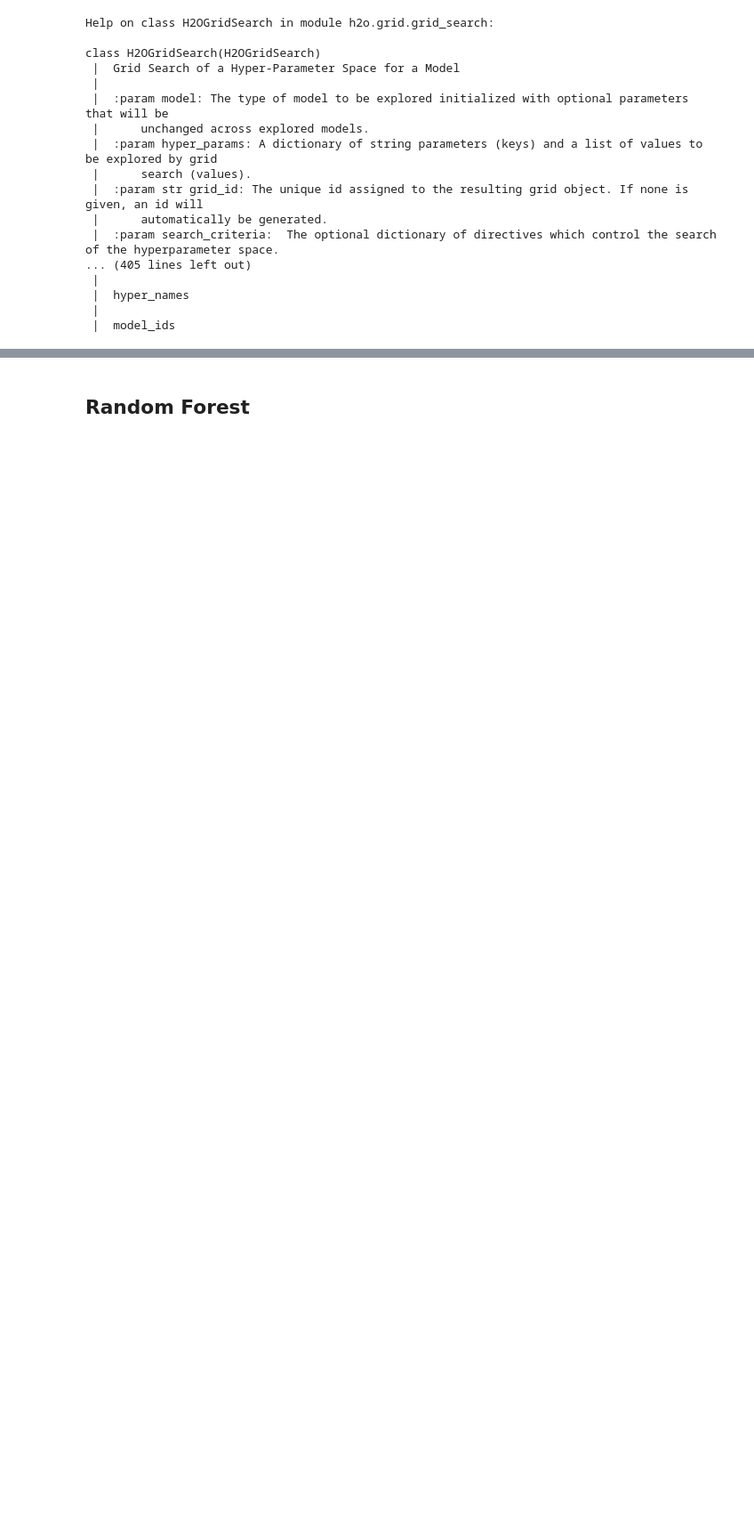
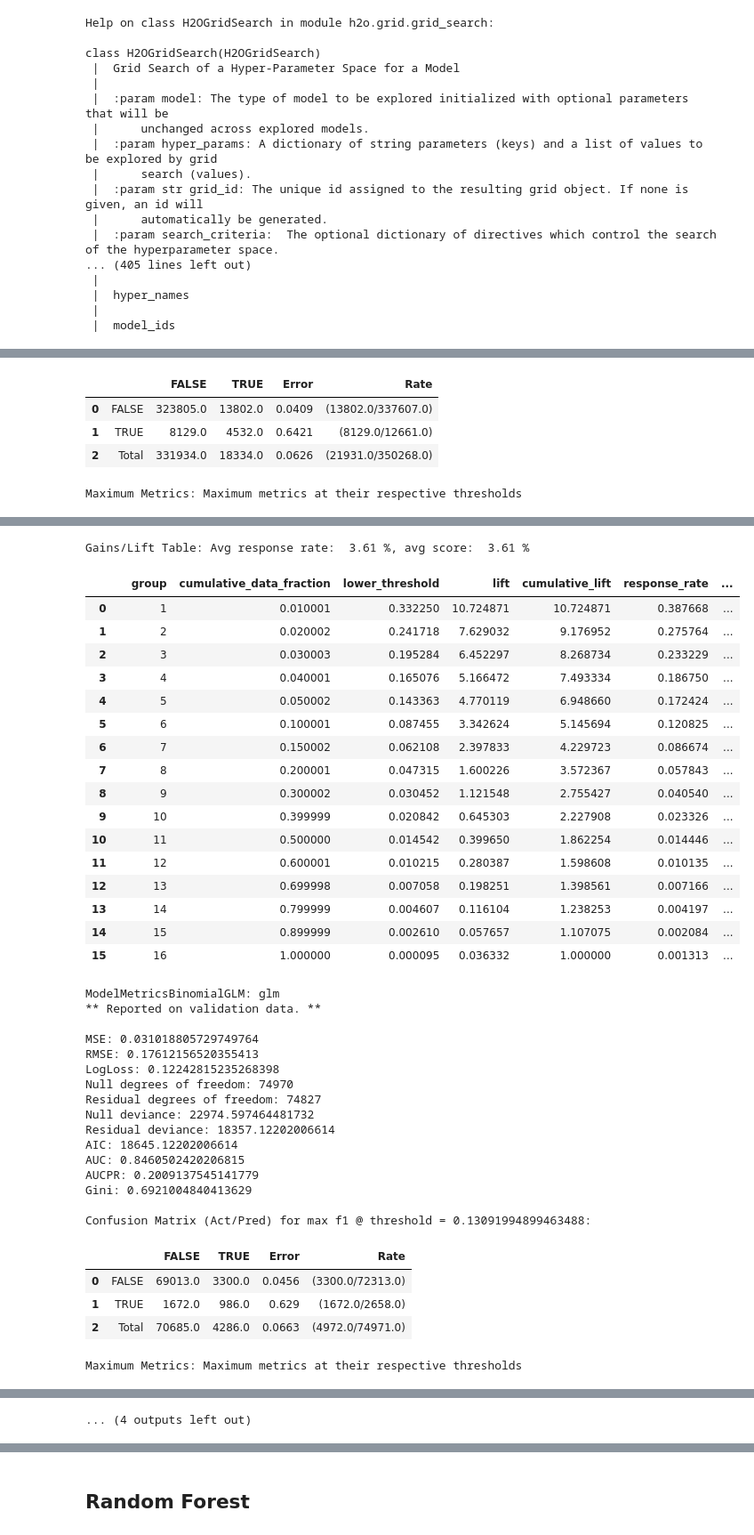
Before and after one commit to sjster/RVA, a Jupyter notebook: Hyperparam.ipynb, the cells around one changed output, grey strips where cells are left out. Shown at 89% size. Cells and saved outputs as stored; diff of their text form; code cells hidden in the pictures; blank space fills up the shorter version.

```diff
--- a/Hyperparam.ipynb
+++ b/Hyperparam.ipynb
@@ -164,2 +160,3 @@ glm_grid.get_grid(sort_by='auc',decreasing=True)
 # %%
-glm_grid.models[0:1]
+glm_grid.models[0]
+# %% [output]
@@ -165,0 +188,5 @@ glm_grid.models[0:1]
+|  |  | FALSE | TRUE | Error | Rate |
+| 0 | FALSE | 323805.0 | 13802.0 | 0.0409 | (13802.0/337607.0) |
+| 1 | TRUE | 8129.0 | 4532.0 | 0.6421 | (8129.0/12661.0) |
+| 2 | Total | 331934.0 | 18334.0 | 0.0626 | (21931.0/350268.0) |
+Maximum Metrics: Maximum metrics at their respective thresholds
@@ -165,0 +210,39 @@ glm_grid.models[0:1]
+Gains/Lift Table: Avg response rate:  3.61 %, avg score:  3.61 %
+|  |  | group | cumulative_data_fraction | lower_threshold | lift | cumulative_lift | response_rate | ... |
+| 0 |  | 1 | 0.010001 | 0.332250 | 10.724871 | 10.724871 | 0.387668 | ... |
+| 1 |  | 2 | 0.020002 | 0.241718 | 7.629032 | 9.176952 | 0.275764 | ... |
+| 2 |  | 3 | 0.030003 | 0.195284 | 6.452297 | 8.268734 | 0.233229 | ... |
+| 3 |  | 4 | 0.040001 | 0.165076 | 5.166472 | 7.493334 | 0.186750 | ... |
+| 4 |  | 5 | 0.050002 | 0.143363 | 4.770119 | 6.948660 | 0.172424 | ... |
+| 5 |  | 6 | 0.100001 | 0.087455 | 3.342624 | 5.145694 | 0.120825 | ... |
+| 6 |  | 7 | 0.150002 | 0.062108 | 2.397833 | 4.229723 | 0.086674 | ... |
+| 7 |  | 8 | 0.200001 | 0.047315 | 1.600226 | 3.572367 | 0.057843 | ... |
+| 8 |  | 9 | 0.300002 | 0.030452 | 1.121548 | 2.755427 | 0.040540 | ... |
+| 9 |  | 10 | 0.399999 | 0.020842 | 0.645303 | 2.227908 | 0.023326 | ... |
+| 10 |  | 11 | 0.500000 | 0.014542 | 0.399650 | 1.862254 | 0.014446 | ... |
+| 11 |  | 12 | 0.600001 | 0.010215 | 0.280387 | 1.598608 | 0.010135 | ... |
+| 12 |  | 13 | 0.699998 | 0.007058 | 0.198251 | 1.398561 | 0.007166 | ... |
+| 13 |  | 14 | 0.799999 | 0.004607 | 0.116104 | 1.238253 | 0.004197 | ... |
+| 14 |  | 15 | 0.899999 | 0.002610 | 0.057657 | 1.107075 | 0.002084 | ... |
+| 15 |  | 16 | 1.000000 | 0.000095 | 0.036332 | 1.000000 | 0.001313 | ... |
+ModelMetricsBinomialGLM: glm
+** Reported on validation data. **
+
+MSE: 0.031018805729749764
+RMSE: 0.17612156520355413
+LogLoss: 0.12242815235268398
+Null degrees of freedom: 74970
+Residual degrees of freedom: 74827
+Null deviance: 22974.597464481732
+Residual deviance: 18357.12202006614
+AIC: 18645.12202006614
+AUC: 0.8460502420206815
+AUCPR: 0.2009137545141779
+Gini: 0.6921004840413629
+
+Confusion Matrix (Act/Pred) for max f1 @ threshold = 0.13091994899463488:
+|  |  | FALSE | TRUE | Error | Rate |
+| 0 | FALSE | 69013.0 | 3300.0 | 0.0456 | (3300.0/72313.0) |
+| 1 | TRUE | 1672.0 | 986.0 | 0.629 | (1672.0/2658.0) |
+| 2 | Total | 70685.0 | 4286.0 | 0.0663 | (4972.0/74971.0) |
+Maximum Metrics: Maximum metrics at their respective thresholds
@@ -166,2 +266,3 @@ glm_grid.models[0:1]
+... (4 outputs left out)
 # %%
 glm_grid.summary()
```
Also changed, not shown: parts of 15 cells of this notebook.
